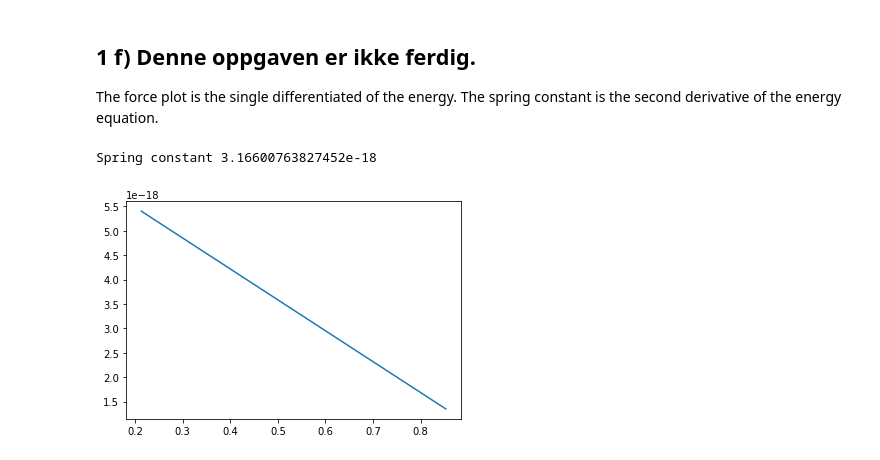
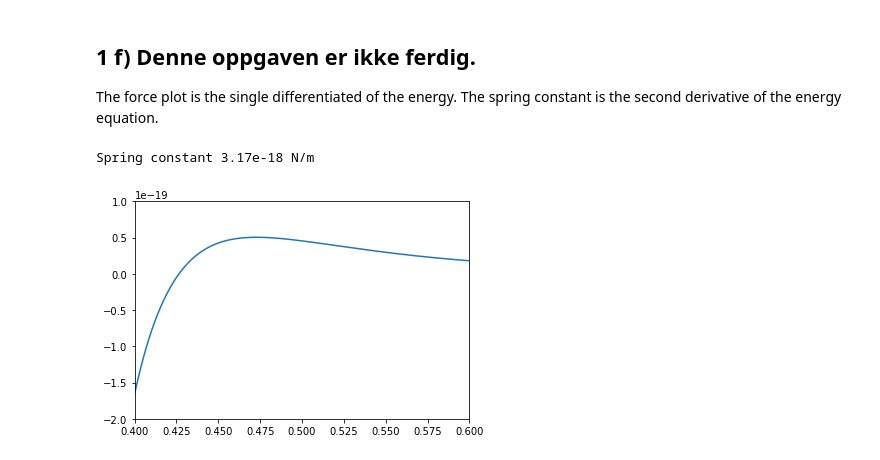
Before and after one commit to AlfMikael/Materialers_mekaniske_egenskaper, a Jupyter notebook: øvinger/Øving 1.ipynb, the cells around one changed output. Saved outputs shown, nothing was run; the diff lists cells and outputs as text; code cells hidden in the pictures.

```diff
--- a/øvinger/Øving 1.ipynb
+++ b/øvinger/Øving 1.ipynb
@@ -41,7 +41,7 @@ func.diff(r_)
 # %% [output]
 $\displaystyle E_{0} \left(\frac{0.018065618304}{r_{}^{7}} - \frac{0.00010878885490194}{r_{}^{13}}\right)$
 # %%
-equi = sp.solve(func.diff(r_), r_)
+equi = sy.solve(func.diff(r_), r_)
 equi[1]
 # %% [output]
 $\displaystyle 0.426535578357562$
@@ -49,7 +49,7 @@ $\displaystyle 0.426535578357562$
 ## 1 d)
 # %%
 # The energy at the r0 state:
-r0 = equi[1]
+r0 = float(equi[1])
 energy = johnson_equation(r0)
 print(f"{-energy:.2e} J")
 # %% [output]
@@ -70,19 +70,19 @@ The force plot is the single differentiated of the energy. The spring constant i
 # %%
 force = func.diff(r_)
 E0 = 3.2e-20
-r_vals = np.linspace(0.35, 0.5, 500)
+r_vals = np.linspace(r0*0.8, r0*1.5, 500)
 f_vals = [force.evalf(subs={r_:i, E_0:E0}) for i in r_vals]
 
+
 spring_c = force.diff(r_).evalf(subs={r_:r0, E_0:E0})
-r1, r2 = r0*0.5, r0*2
-springx = [r1, r2]
+
 force0 = force.evalf(subs={r_:r0, E_0:E0})
 ylims = [-2e-19, 1e-19]
+plt.plot(r_vals, f_vals)
+plt.ylim(ylims)
+plt.xlim([0.4, 0.6])
 
-# Spring-line plot
-plt.plot([r0*0.5, r0*2], [force0 + spring_c*(r0*5 - r0), force0 + spring_c*(r0*2 - r0)] )
-
-print("Spring constant", str(spring_c).format("{.2f}"))
+print("Spring constant", "{:.2e} N/m".format(spring_c))
 # %% [output]
-Spring constant 3.16600763827452e-18
+Spring constant 3.17e-18 N/m
-[figure, old version]
+[figure, new version]
```
Also changed, not shown: parts of 6 cells of this notebook.
